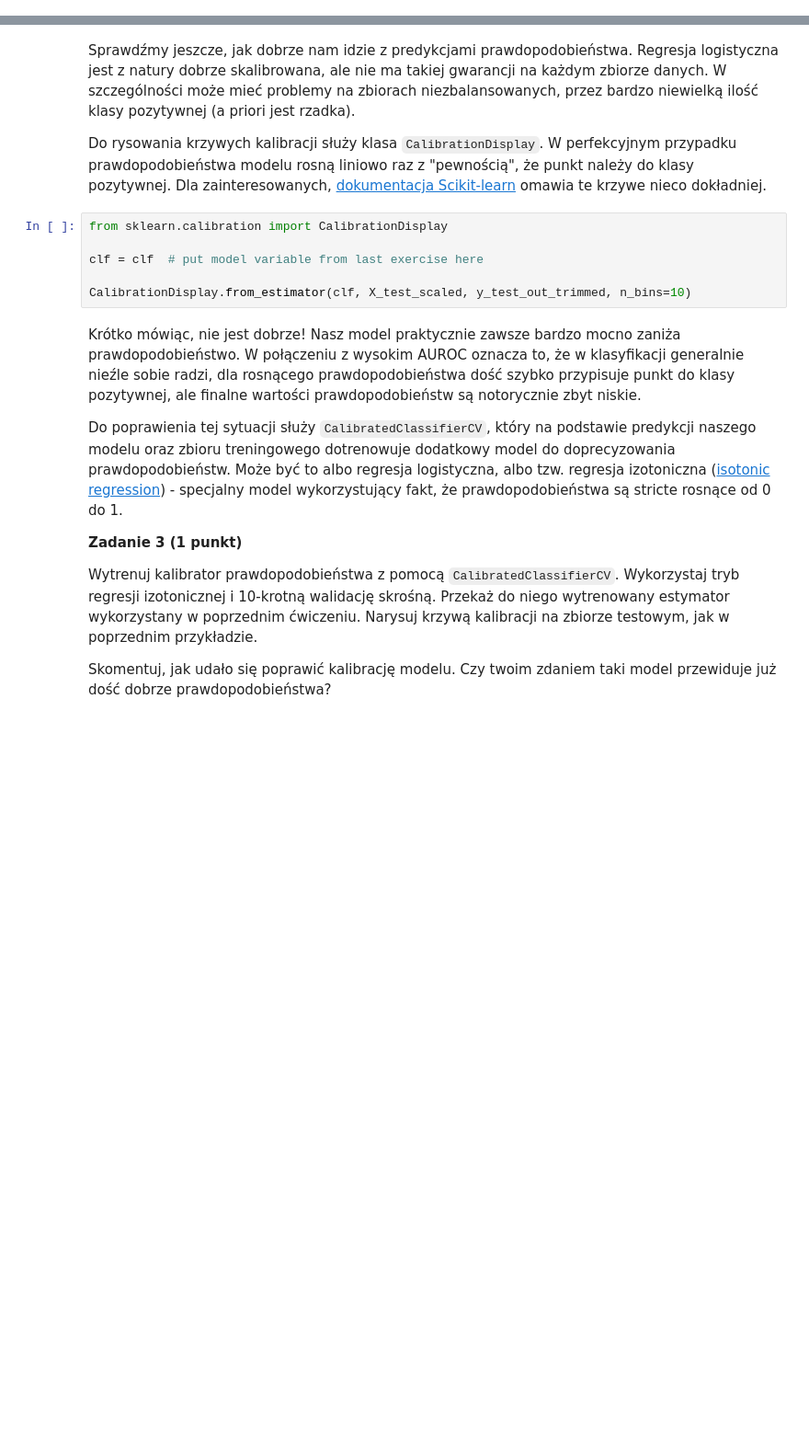
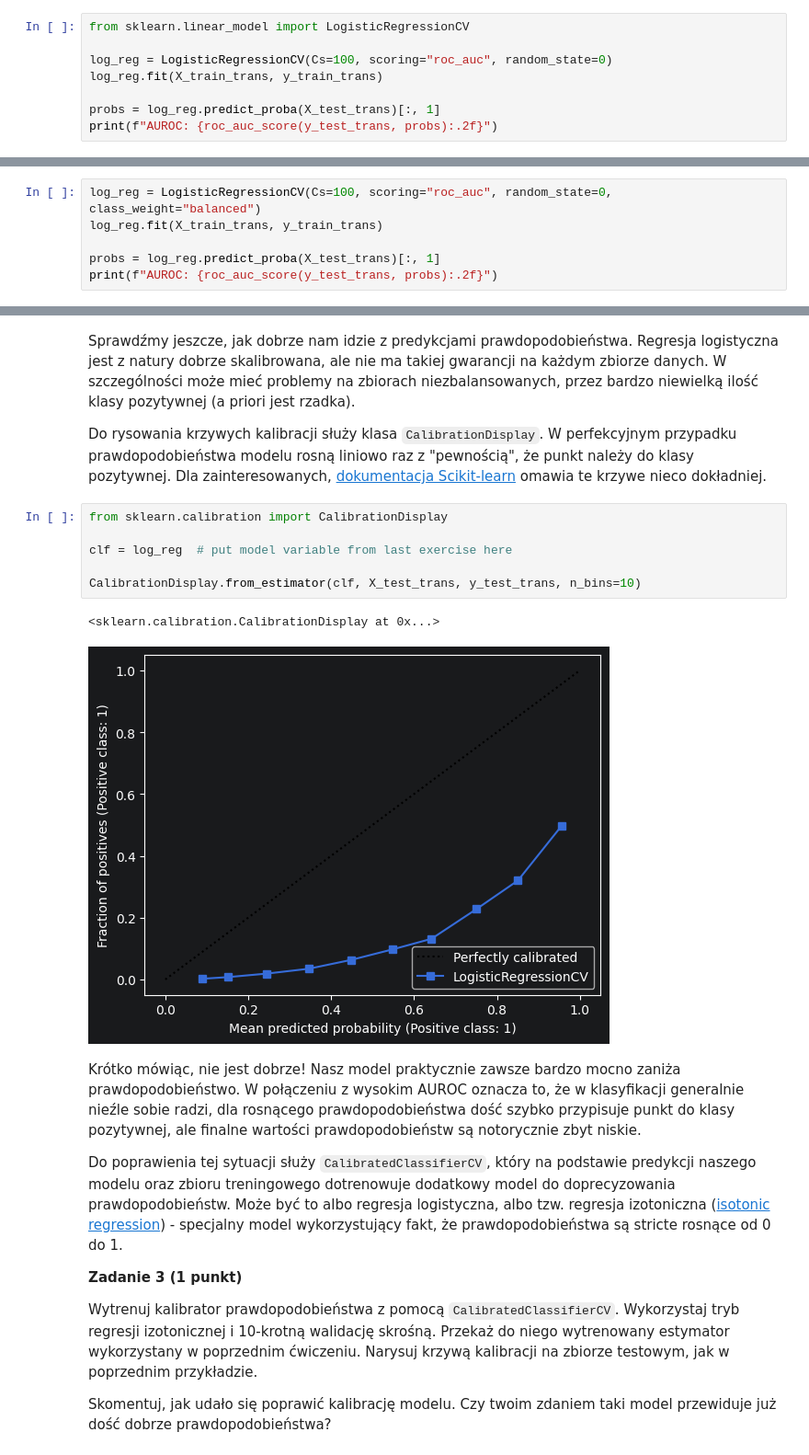
Before and after one commit to krzysztof-kopel/podstawy-uczenia-maszynowego, a Jupyter notebook: lab4/notebook.ipynb, the cells around one changed output, grey strips where cells are left out. Shown at 92% size. Drawn from its saved outputs; the diff is of its cells as text; blank space fills up the shorter version.

```diff
--- a/lab4/notebook.ipynb
+++ b/lab4/notebook.ipynb
@@ -180,0 +179,8 @@ Teraz mamy faktycznie czysty zbiór danych i wytrenowane pierwsze modele. Warto
+# %%
+from sklearn.linear_model import LogisticRegressionCV
+
+log_reg = LogisticRegressionCV(Cs=100, scoring="roc_auc", random_state=0)
+log_reg.fit(X_train_trans, y_train_trans)
+
+probs = log_reg.predict_proba(X_test_trans)[:, 1]
+print(f"AUROC: {roc_auc_score(y_test_trans, probs):.2f}")
@@ -180,0 +189,6 @@ Teraz mamy faktycznie czysty zbiór danych i wytrenowane pierwsze modele. Warto
+# %%
+log_reg = LogisticRegressionCV(Cs=100, scoring="roc_auc", random_state=0, class_weight="balanced")
+log_reg.fit(X_train_trans, y_train_trans)
+
+probs = log_reg.predict_proba(X_test_trans)[:, 1]
+print(f"AUROC: {roc_auc_score(y_test_trans, probs):.2f}")
@@ -185,9 +213,12 @@ Do rysowania krzywych kalibracji służy klasa `CalibrationDisplay`. W perfekcyj
 # %%
 from sklearn.calibration import CalibrationDisplay
 
-clf = clf  # put model variable from last exercise here
+clf = log_reg  # put model variable from last exercise here
 
-CalibrationDisplay.from_estimator(clf, X_test_scaled, y_test_out_trimmed, n_bins=10)
+CalibrationDisplay.from_estimator(clf, X_test_trans, y_test_trans, n_bins=10)
+# %% [output]
+<sklearn.calibration.CalibrationDisplay at 0x...>
+[figure, added]
 # %% [markdown]
 Krótko mówiąc, nie jest dobrze! Nasz model praktycznie zawsze bardzo mocno zaniża prawdopodobieństwo. W połączeniu z wysokim AUROC oznacza to, że w klasyfikacji generalnie nieźle sobie radzi, dla rosnącego prawdopodobieństwa dość szybko przypisuje punkt do klasy pozytywnej, ale finalne wartości prawdopodobieństw są notorycznie zbyt niskie.
 
```
Also changed, not shown: parts of 9 cells of this notebook.
